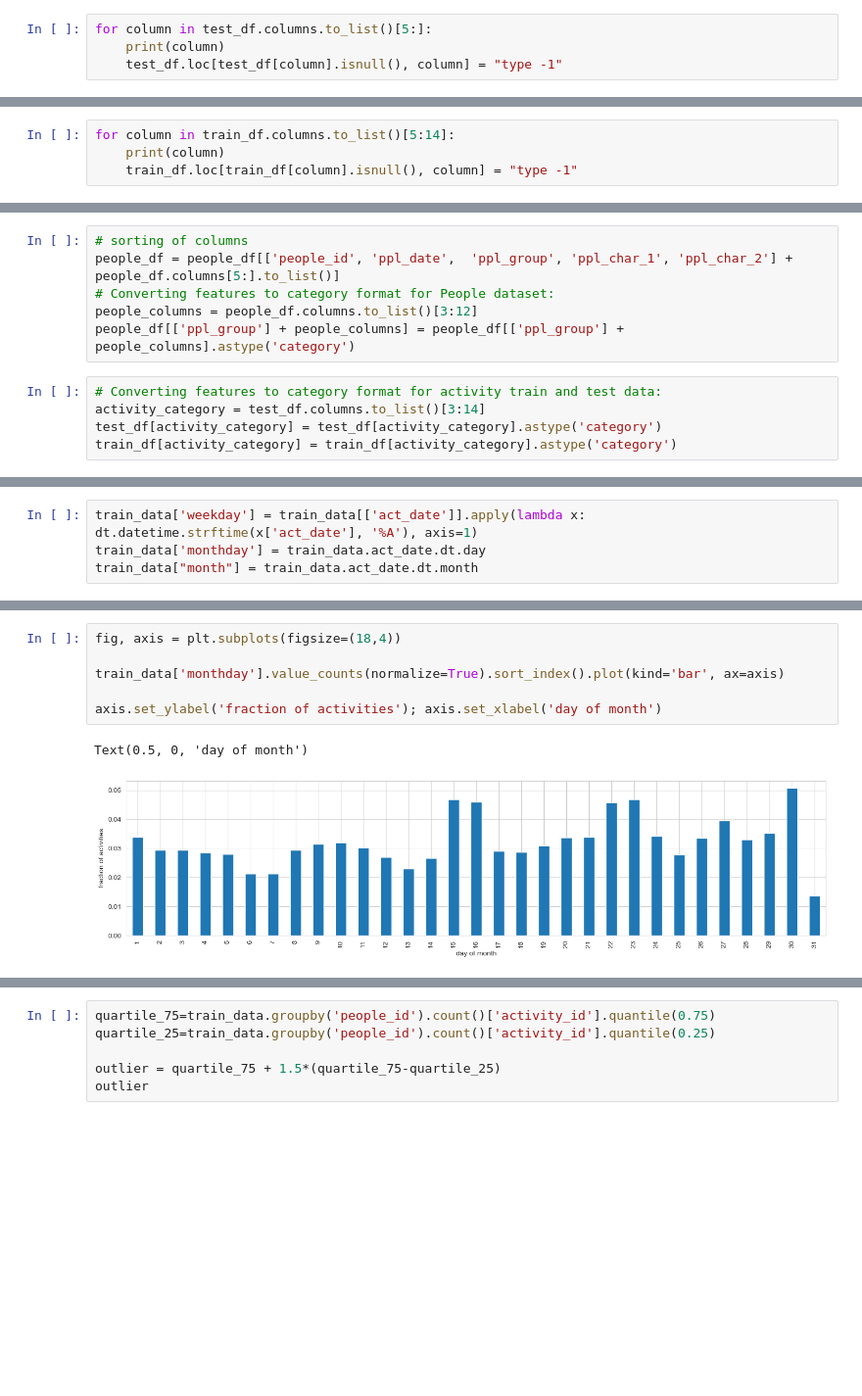
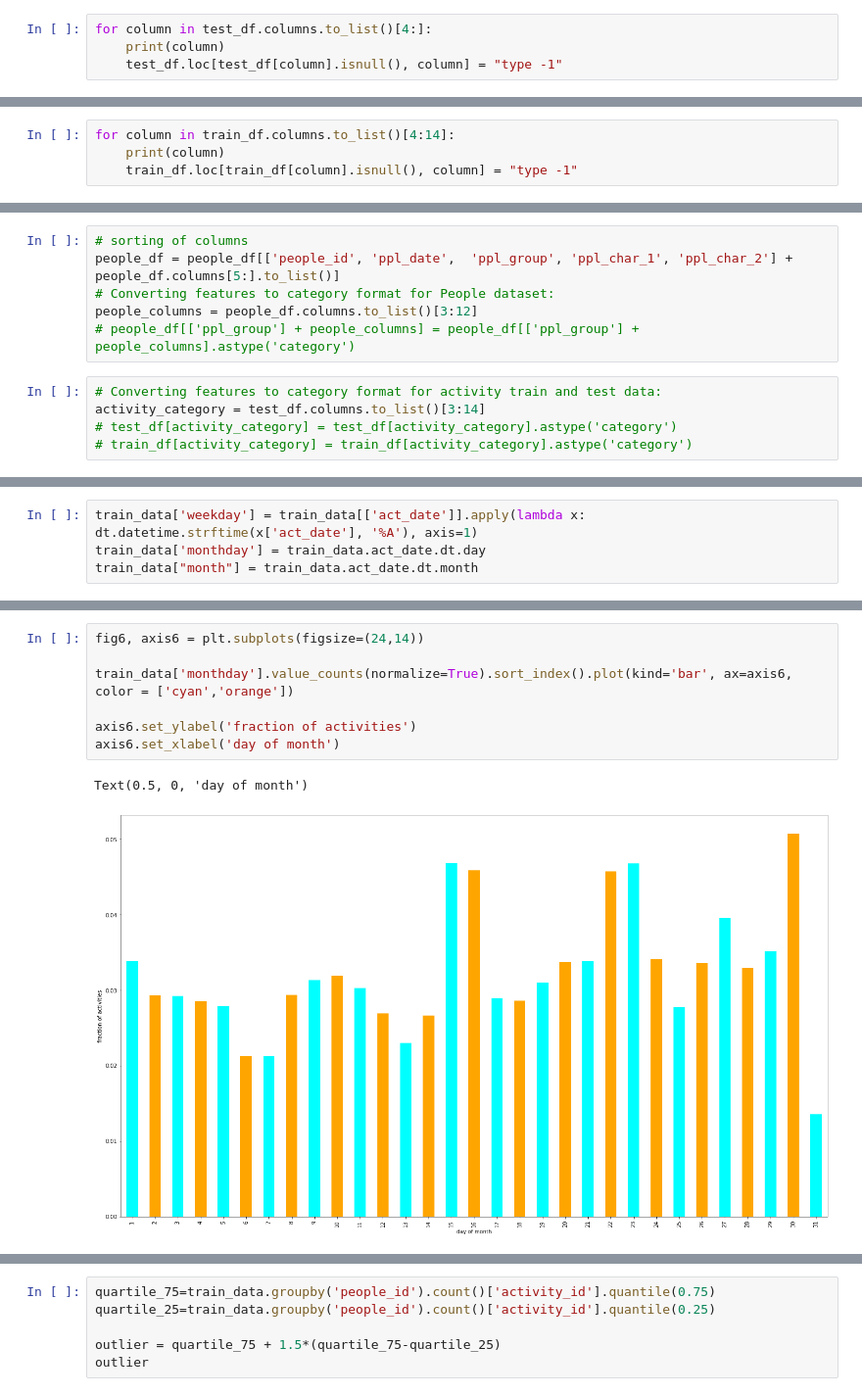
Before and after one commit to HeyIts-RJ/predicting-red-hat-business-value, a Jupyter notebook: final-project.ipynb, the cells around one changed output, grey strips where cells are left out. Shown: that part at 98% size. Cells and saved outputs as stored; diff of their text form; blank space fills up the shorter version.

```diff
--- a/final-project.ipynb
+++ b/final-project.ipynb
@@ -160,7 +180,7 @@ act_char_9                   object
 act_char_10                  object
 dtype: object
 # %%
-for column in test_df.columns.to_list()[5:]:
+for column in test_df.columns.to_list()[4:]:
     print(column)
     test_df.loc[test_df[column].isnull(), column] = "type -1"
 # %% [output]
@@ -174,7 +195,7 @@ act_char_8
 act_char_9
 act_char_10
 # %%
-for column in train_df.columns.to_list()[5:14]:
+for column in train_df.columns.to_list()[4:14]:
     print(column)
     train_df.loc[train_df[column].isnull(), column] = "type -1"
 # %% [output]
@@ -192,10 +214,10 @@ act_char_10
 people_df = people_df[['people_id', 'ppl_date',  'ppl_group', 'ppl_char_1', 'ppl_char_2'] + people_df.columns[5:].to_list()]
 # Converting features to category format for People dataset:
 people_columns = people_df.columns.to_list()[3:12]
-people_df[['ppl_group'] + people_columns] = people_df[['ppl_group'] + people_columns].astype('category')
+# people_df[['ppl_group'] + people_columns] = people_df[['ppl_group'] + people_columns].astype('category')
 # %%
 # Converting features to category format for activity train and test data:
 activity_category = test_df.columns.to_list()[3:14]
-test_df[activity_category] = test_df[activity_category].astype('category')
-train_df[activity_category] = train_df[activity_category].astype('category')
+# test_df[activity_category] = test_df[activity_category].astype('category')
+# train_df[activity_category] = train_df[activity_category].astype('category')
 # %%
@@ -331,12 +373,13 @@ axis1.set_xlabel('Weekdays');
 # %%
-fig, axis = plt.subplots(figsize=(18,4))
+fig6, axis6 = plt.subplots(figsize=(24,14))
 
-train_data['monthday'].value_counts(normalize=True).sort_index().plot(kind='bar', ax=axis)
+train_data['monthday'].value_counts(normalize=True).sort_index().plot(kind='bar', ax=axis6, color = ['cyan','orange'])
 
-axis.set_ylabel('fraction of activities'); axis.set_xlabel('day of month')
+axis6.set_ylabel('fraction of activities')
+axis6.set_xlabel('day of month')
 # %% [output]
 Text(0.5, 0, 'day of month')
-[figure, old version]
+[figure, new version]
 # %%
 month_list = ["Jan", "Feb", "Mar", "Apr", "May", "Jun", "Jul", "Aug", "Sept", "Oct", "Nov", "Dec"]
 
```
Also changed, not shown: parts of 140 cells of this notebook.
